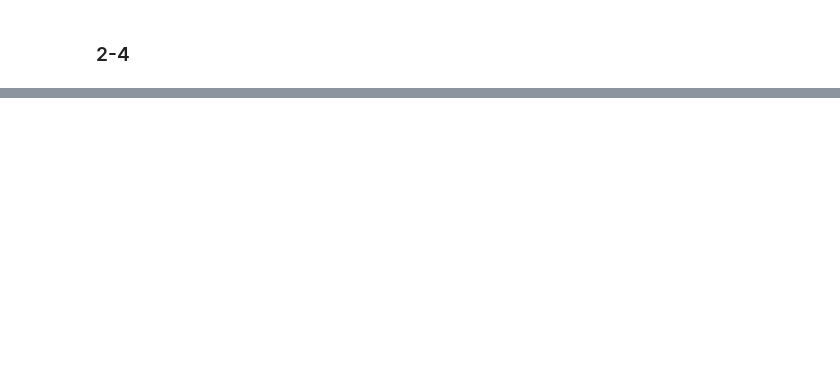
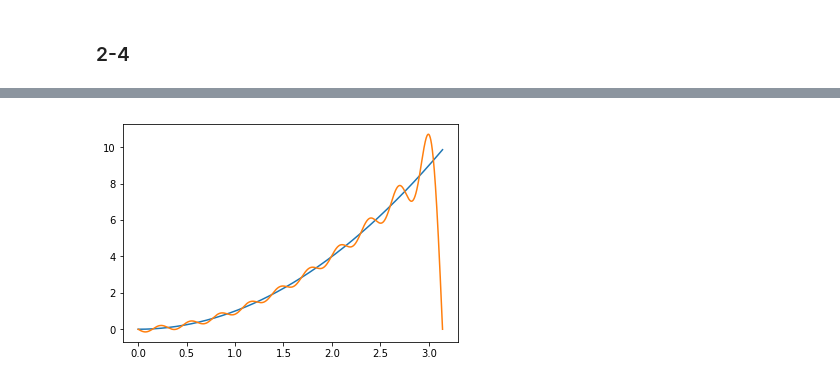
Before and after one commit to jojonki/python_sp, a Jupyter notebook: sec2.ipynb, the cells around one changed output, grey strips where cells are left out. Cells and saved outputs as stored; diff of their text form; code cells hidden in the pictures; blank space fills up the shorter version.

```diff
--- a/sec2.ipynb
+++ b/sec2.ipynb
@@ -95,0 +131,27 @@ plt.show()
+# %%
+def partial_sum(t, n):
+    s = 0
+    i = 1
+    sign = 1
+    while i <= n:
+        v = 2 * PI * sign / i
+        if i % 2 == 1:
+            v -= 8 / (i**3 * PI)
+        v *= np.sin(i * t)
+        s += v
+        sign *= -1
+        i += 1
+    return s
+
+
+def f(t):
+    return t*t
+
+t = np.linspace(0, PI, 10000)
+x = np.vectorize(f)(t)
+s = partial_sum(t, 20)
+plt.plot(t, x)
+plt.plot(t, s)
+plt.show()
+# %% [output]
+[figure, added]
```
Also changed, not shown: parts of 8 cells of this notebook.
